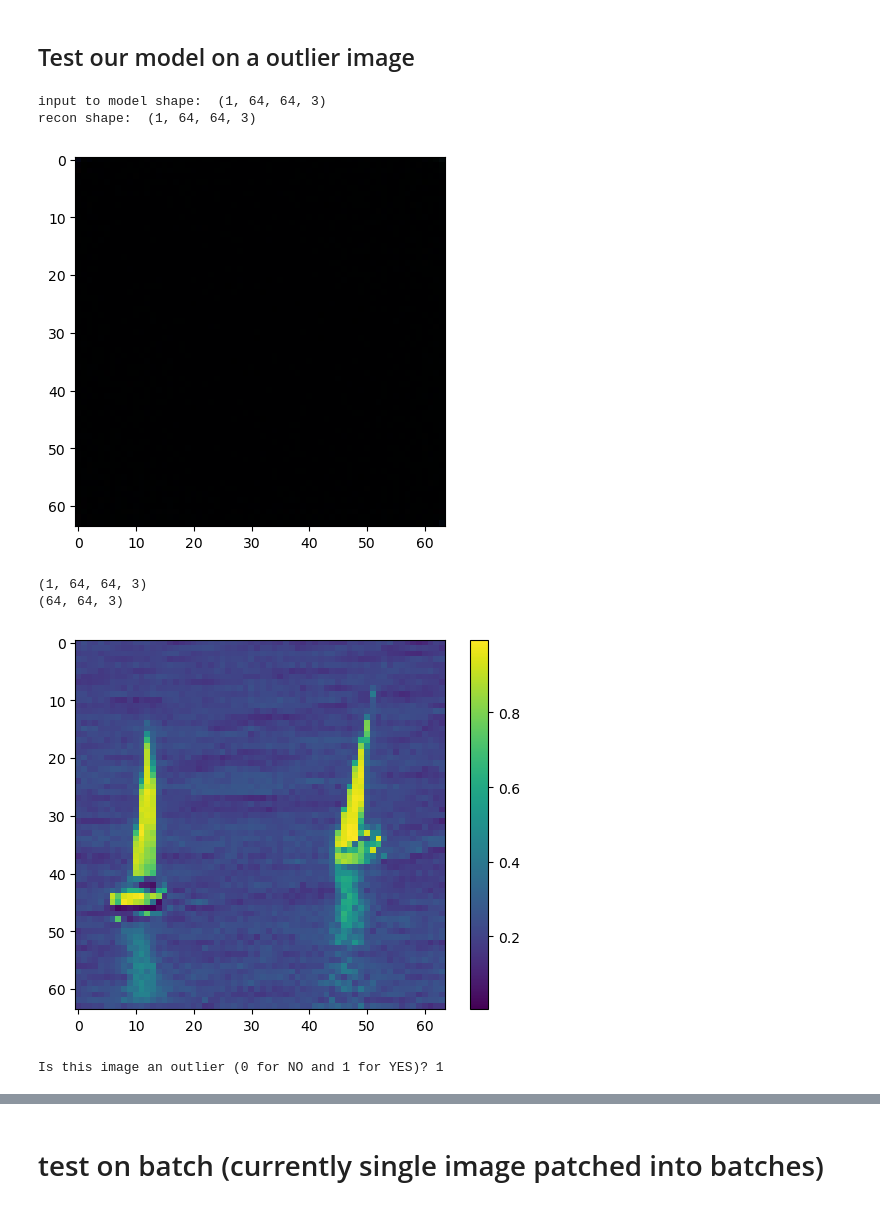
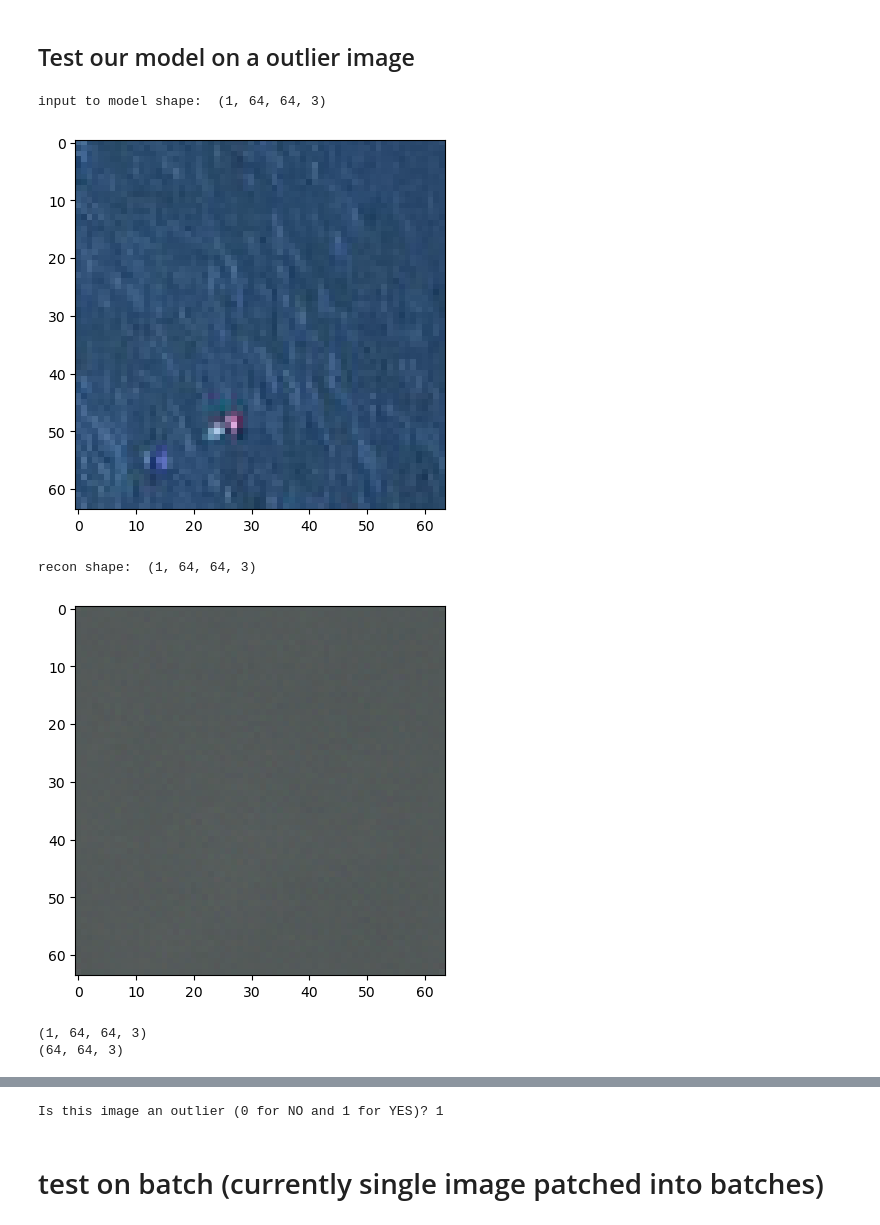
Before and after one commit to ahmadSum1/NTNU_mscThesis, a Jupyter notebook: 264_alibinet_outlier_detection_skb_smallNet.ipynb, the cells around one changed output, grey strips where cells are left out. Drawn from its saved outputs; the diff is of its cells as text; code cells hidden in the pictures.

```diff
--- a/264_alibinet_outlier_detection_skb_smallNet.ipynb
+++ b/264_alibinet_outlier_detection_skb_smallNet.ipynb
@@ -209,10 +210,10 @@ SIZE = 64
 dataset = []  #Many ways to handle data, you can use pandas. Here, we are using a list format.
 
 
-def basicDataset(path="",size=64):
+def basicDataset(path="",size=64, limit=10):
     dataset = []
     images = natsorted(os.listdir(path))
-    for i, image_name in enumerate(images[:100]):
+    for i, image_name in zip(range(limit), images):
         # print (path+image_name)
         if (image_name.split('.')[-1] == 'jpg'):
             img_patches, indices = resize_patch(path+image_name, size)
@@ -221,7 +222,7 @@ def basicDataset(path="",size=64):
     return np.array(dataset)
 
 
-train = basicDataset(path=(image_directory + 'good/'), size=SIZE).astype('float32') / 255.
+train = basicDataset(path=(image_directory + 'good/'), size=SIZE, limit=300).astype('float32') / 255.
 
 # train = train.astype('float32') / 255.
 
@@ -235,7 +236,7 @@ train = basicDataset(path=(image_directory + 'good/'), size=SIZE).astype('float3
 #         image = image.resize((SIZE, SIZE))
 #         bad_dataset.append(np.array(image))
 # bad_dataset = np.array(bad_dataset)
-bad_dataset = basicDataset(path=(image_directory + 'bad/'), size=SIZE).astype('float32') / 255.
+bad_dataset = basicDataset(path=(image_directory + 'bad/'), size=SIZE, limit=100).astype('float32') / 255.
 
 # #Let us also load mixed images to threshhold our model.
 # mixed_images = natsorted(os.listdir(image_directory + 'mixed'))
@@ -247,7 +248,7 @@ bad_dataset = basicDataset(path=(image_directory + 'bad/'), size=SIZE).astype('f
 #         image = image.resize((SIZE, SIZE))
 #         mixed_dataset.append(np.array(image))
 # mixed_dataset = np.array(mixed_dataset)
-mixed_dataset = basicDataset(path=(image_directory + 'mixed/'), size=SIZE).astype('float32') / 255.
+mixed_dataset = basicDataset(path=(image_directory + 'mixed/'), size=SIZE, limit=1000).astype('float32') / 255.
 
 
 print(train.shape)
@@ -388,13 +389,13 @@ adam = tf.keras.optimizers.Adam(learning_rate=1e-4)
 # Run train on CPU
 # with tf.device('/cpu:0'):
 
-
+batchsize = 16
 history = od.fit(train,
                     loss_fn=elbo,
                     cov_elbo=dict(sim=.05),
                     optimizer = adam,
                     epochs=2,
-                    batch_size=16,
+                    batch_size=batchsize,
                     verbose=True)
 
 #Check the threshold value. Should be the same as defined before.
@@ -436,47 +437,47 @@ from alibi_detect.saving import load_detector
 ## Test our model on a outlier image
 # %%
 
-img_num = 1220
+# img_num = 1220
+img_num = 100
 # print(bad_dataset.shape)
 test_bad_image = bad_dataset[img_num].reshape(1, SIZE, SIZE, 3)
 
 print("input to model shape: ", test_bad_image.shape)
 
-# plt.imshow(test_bad_image[0])
-# plt.show()
+plt.imshow(test_bad_image[0])
+plt.show()
 test_bad_image_recon = od.vae(test_bad_image)
 print("recon shape: ", test_bad_image_recon.shape)
 
 test_bad_image_recon = test_bad_image_recon.numpy()
 plt.imshow(test_bad_image_recon[0])
 plt.show()
 
 Y = od.predict(test_bad_image) #Returns a dictionary of data and metadata
 
 #Data dictionary contains the instance_score, feature_score, and whether it is an outlier or not.
 #Let u look at the values under the 'data' key in our output dictionary
 # bad_image_instance_score = test_bad_image_predict['data']['instance_score'][0]
 # print("The instance score is:", bad_image_instance_score)
 
 Y_masks = Y['data']['feature_score']
 mask0 = Y_masks[0]
 
 print(Y_masks.shape)
 print(mask0.shape)
 
-plt.imshow(mask0[:,:,0])
+plt.imshow(mask0.sum(axis=2)/3)
 plt.colorbar()
 plt.show()
 print("Is this image an outlier (0 for NO and 1 for YES)?", Y['data']['is_outlier'][0])
 
 #You can also manually define the threshold based on your specific use case.
 # od.threshold = 0.002
 # print("Current threshld value is: ", od.threshold)
 # %% [output]
 input to model shape:  (1, 64, 64, 3)
-recon shape:  (1, 64, 64, 3)
-[figure, old version]
+[figure, new version]
-(1, 64, 64, 3)
-(64, 64, 3)
+recon shape:  (1, 64, 64, 3)
-[figure, old version]
+[figure, new version]
-Is this image an outlier (0 for NO and 1 for YES)? 1
+(1, 64, 64, 3)
+(64, 64, 3)
@@ -483,3 +485,4 @@ Is this image an outlier (0 for NO and 1 for YES)? 1
+Is this image an outlier (0 for NO and 1 for YES)? 1
 # %% [markdown]
 # test on batch (currently single image patched into batches)
 # %%
```
Also changed, not shown: parts of 6 cells of this notebook.
